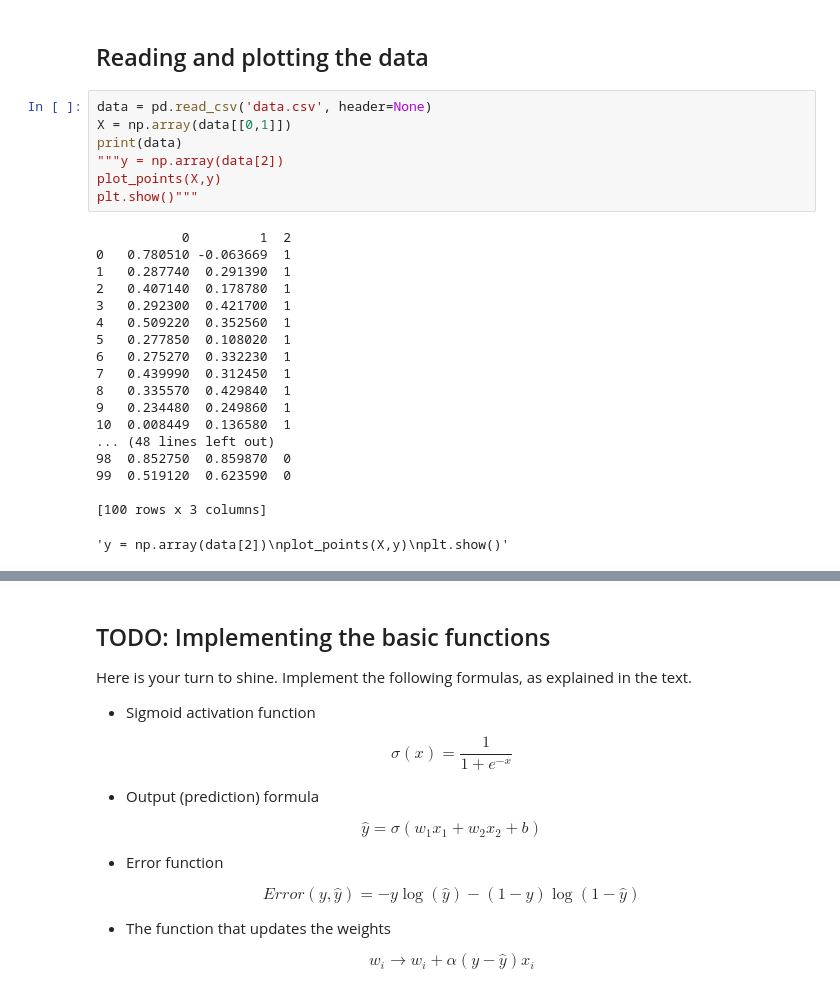
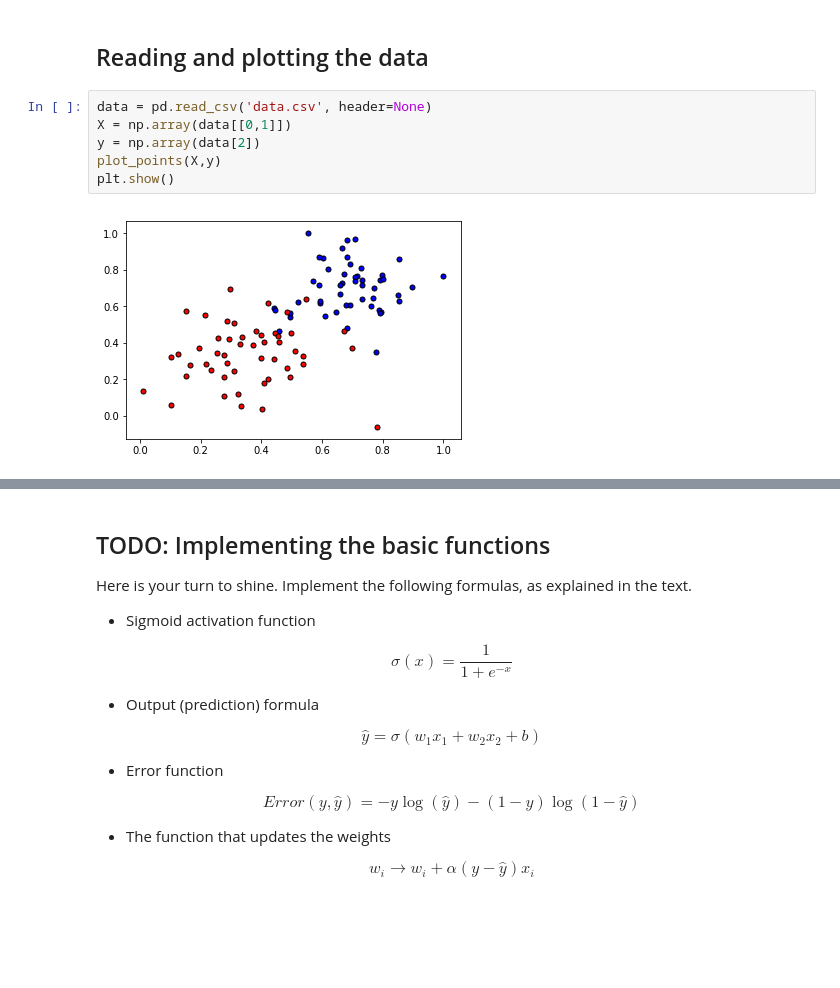
Before and after one commit to PRkudupu/deep_learning_labs, a Jupyter notebook: intro-neural-networks/gradient-descent/GradientDescent.ipynb, the cells around one changed output, grey strips where cells are left out. Saved outputs shown, nothing was run; the diff lists cells and outputs as text; blank space fills up the shorter version.

```diff
--- a/intro-neural-networks/gradient-descent/GradientDescent.ipynb
+++ b/intro-neural-networks/gradient-descent/GradientDescent.ipynb
@@ -25,26 +25,8 @@ def display(m, b, color='g--'):
 # %%
 data = pd.read_csv('data.csv', header=None)
 X = np.array(data[[0,1]])
-print(data)
-"""y = np.array(data[2])
+y = np.array(data[2])
 plot_points(X,y)
-plt.show()"""
+plt.show()
 # %% [output]
-           0         1  2
-0   0.780510 -0.063669  1
-1   0.287740  0.291390  1
-2   0.407140  0.178780  1
-3   0.292300  0.421700  1
-4   0.509220  0.352560  1
-5   0.277850  0.108020  1
-6   0.275270  0.332230  1
-7   0.439990  0.312450  1
-8   0.335570  0.429840  1
-9   0.234480  0.249860  1
-10  0.008449  0.136580  1
-... (48 lines left out)
-98  0.852750  0.859870  0
-99  0.519120  0.623590  0
-
-[100 rows x 3 columns]
-'y = np.array(data[2])\nplot_points(X,y)\nplt.show()'
+[figure, added]
```
Also changed, not shown: parts of 16 cells of this notebook.
